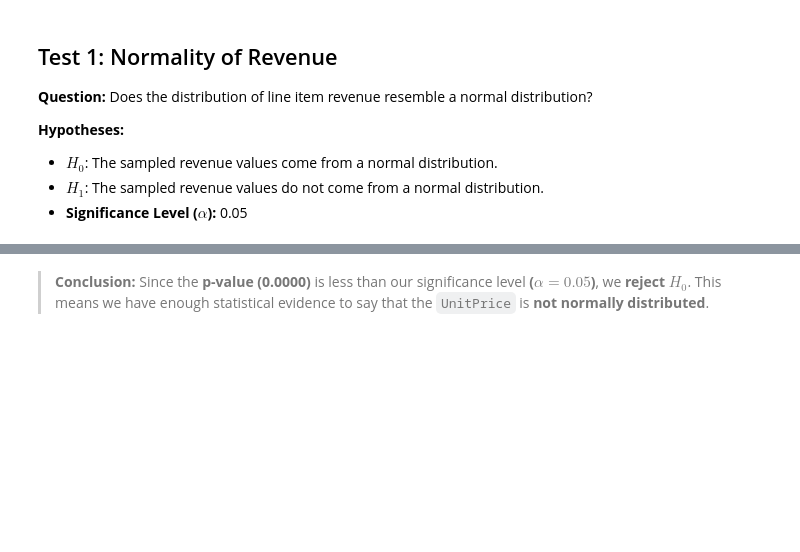
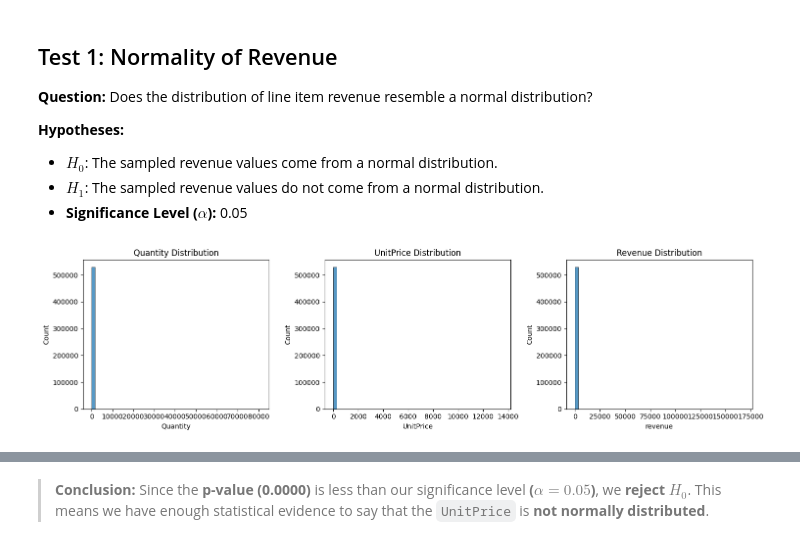
Before and after one commit to fermow/SBU-Data-Science-2026, a Jupyter notebook: Assignment_1/jupyter_notebooks_and_reports/statistical_analysis/e_commerce_statistical_analysis.ipynb, the cells around one changed output, grey strips where cells are left out. Drawn from its saved outputs; the diff is of its cells as text; code cells hidden in the pictures; blank space fills up the shorter version.

Commit message:
stat: add statistical analysis notebook with embedded figures-concise report

```diff
--- a/Assignment_1/jupyter_notebooks_and_reports/statistical_analysis/e_commerce_statistical_analysis.ipynb
+++ b/Assignment_1/jupyter_notebooks_and_reports/statistical_analysis/e_commerce_statistical_analysis.ipynb
@@ -11,7 +12,7 @@ import seaborn as sb
 ### Data Loading & Initial Setup
 We start by loading the dataset and inspecting its structure.
 # %%
-file_path = '../data/Statistical_Testing on E_ndash_Commerce_data/data.csv'
+file_path = '/home/mobinabedian/data_science/Assignment_1/data/Statistical_Testing on E_ndash_Commerce_data/data.csv'
 df = pd.read_csv(file_path, encoding='ISO-8859-1')
 # %% [markdown]
 ### Data Cleaning & Feature Engineering
@@ -68,6 +69,21 @@ None
 *   **Significance Level ($\alpha$):** 0.05
 # %%
 samlple_data =  df_clean["revenue"].sample(500)
+# %%
+os.makedirs("figures", exist_ok=True)
+
+fig, axes = plt.subplots(1, 3, figsize=(15, 4))
+sb.histplot(df_clean['Quantity'], bins=50, ax=axes[0])
+axes[0].set_title("Quantity Distribution")
+sb.histplot(df_clean['UnitPrice'], bins=50, ax=axes[1])
+axes[1].set_title("UnitPrice Distribution")
+sb.histplot(df_clean['revenue'], bins=50, ax=axes[2])
+axes[2].set_title("Revenue Distribution")
+plt.tight_layout()
+plt.savefig("figures/initial_histograms.png", dpi=300, bbox_inches="tight")
+plt.show()
+# %% [output]
+[figure, added]
 # %%
 stat, p_value = stats.shapiro(samlple_data)
 # %%
```
Also changed, not shown: parts of 10 cells of this notebook, 1 other file.
